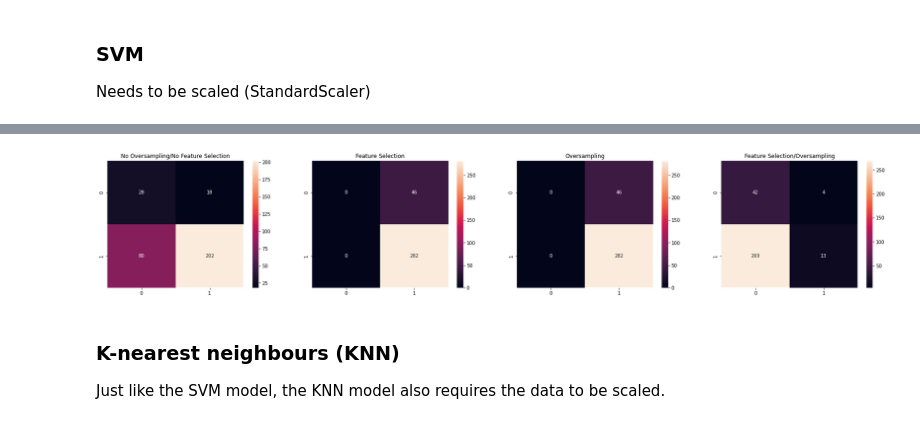
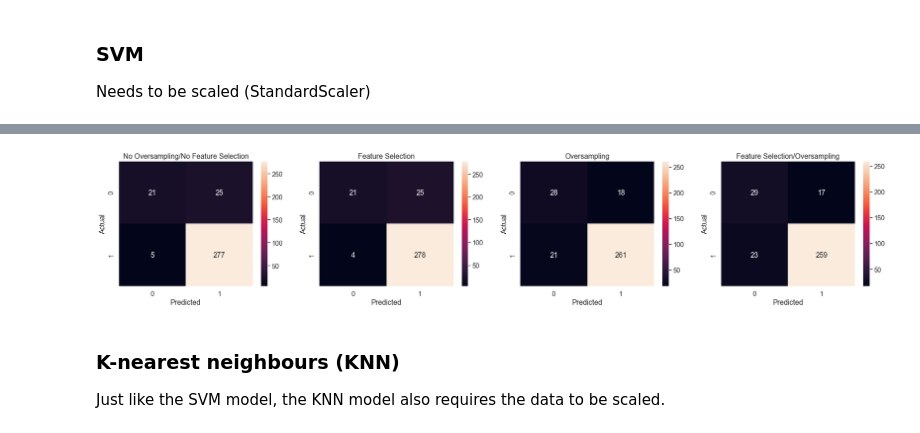
Before and after one commit to Educorreia932/FEUP-AC, a Jupyter notebook: Data Mining Project/notebooks/prediction.ipynb, the cells around one changed output, grey strips where cells are left out. Cells and saved outputs as stored; diff of their text form; code cells hidden in the pictures.

```diff
--- a/Data Mining Project/notebooks/prediction.ipynb
+++ b/Data Mining Project/notebooks/prediction.ipynb
@@ -103,7 +103,7 @@ plotROC([svc, svc_fs, svc_os, svc_fs_os], train_df, columns_to_drop, target_colu
 # %%
-confMatrix([svc, svc_fs, svc_os, svc_fs_os], columns_to_drop, target_column, train_df)
+confMatrix([svc, svc_fs, svc_os, svc_fs_os], columns_to_drop, target_column, train_df, scaler=StandardScaler())
 # %% [output]
-[figure, old version]
+[figure, new version]
 # %% [markdown]
 ###  K-nearest neighbours (KNN)
 Just like the SVM model, the KNN model also requires the data to be scaled.
```
Also changed, not shown: parts of 27 cells of this notebook, 2 other files.
